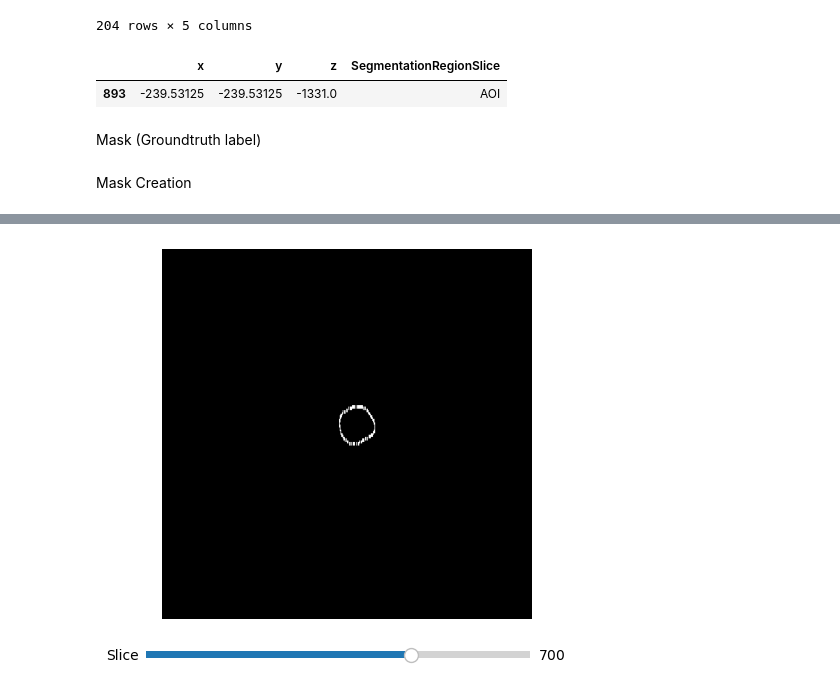
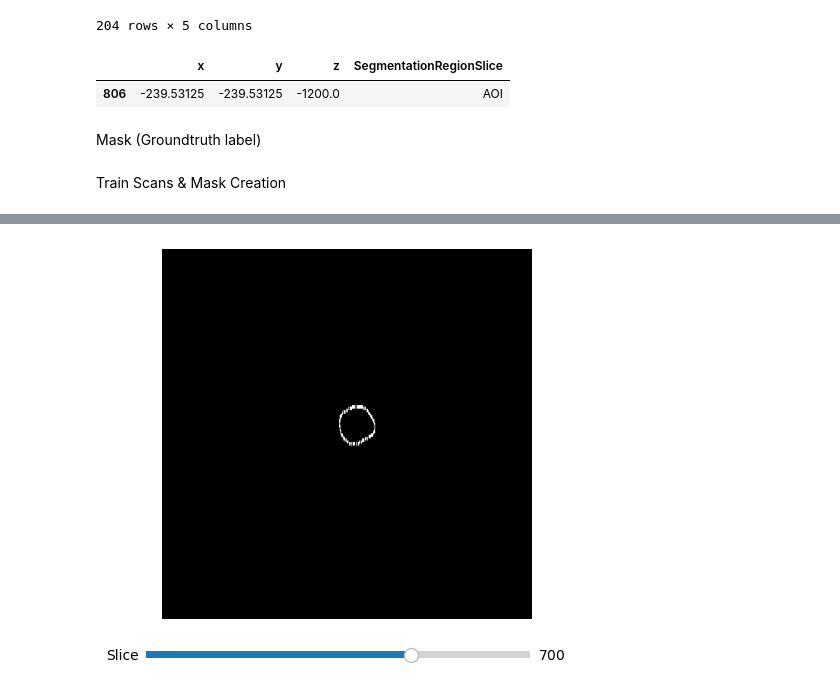
Before and after one commit to asif-jc/H-DenseUNet-CNN, a Jupyter notebook: H-DenseUNet-Mask.ipynb, the cells around one changed output, grey strips where cells are left out. Saved outputs shown, nothing was run; the diff lists cells and outputs as text; code cells hidden in the pictures.

```diff
--- a/H-DenseUNet-Mask.ipynb
+++ b/H-DenseUNet-Mask.ipynb
@@ -208,11 +236,11 @@ condensed_df
 | 203 | -1016.5 | -239.53125 | -239.53125 | 59.372600 | 50.301349 |
 204 rows × 5 columns
 # %%
-coord_data.loc[coord_data['z'] == -1331.0]
+coord_data.loc[coord_data['z'] == -1200.0]
 # coord_data.loc[coord_data['z'] == -1016.5]
 # %% [output]
 |  | x | y | z | SegmentationRegionSlice |
-| 893 | -239.53125 | -239.53125 | -1331.0 | AOI |
+| 806 | -239.53125 | -239.53125 | -1200.0 | AOI |
 # %% [markdown]
 Mask (Groundtruth label)
 # %%
@@ -247,2 +278,0 @@ def VoxelisationMask(filename_label):
-# %% [markdown]
-Mask Creation
@@ -249,3 +282,5 @@ Mask Creation
+# %% [markdown]
+Train Scans & Mask Creation
 # %%
 # \\files.auckland.ac.nz\research\resmed202100086-tws ----> Address for raw data
 scans_path = 'D:/MRI - Tairawhiti'
```
Also changed, not shown: parts of 19 cells of this notebook, 7 other files.
